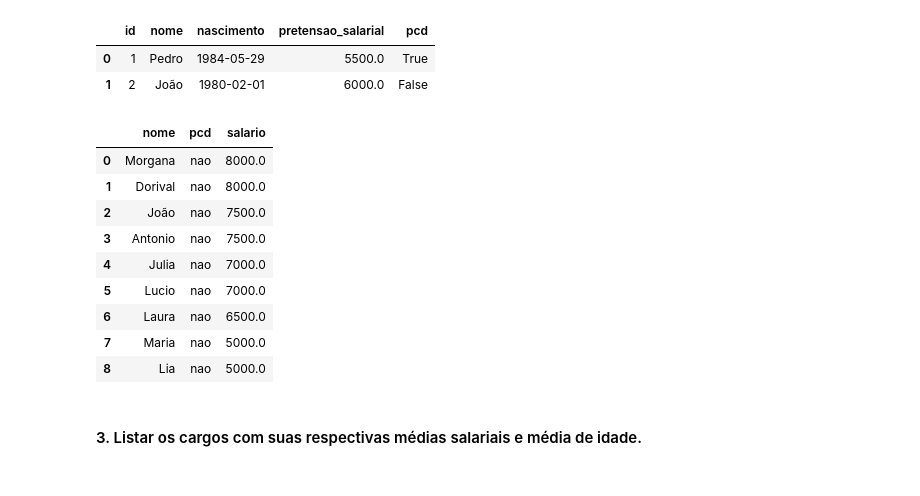
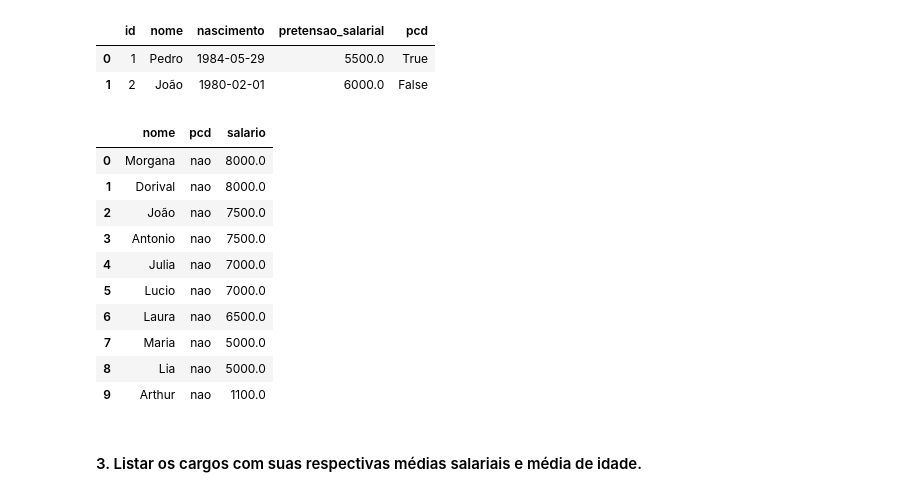
Before and after one commit to GregoryLavor/analise-lotacao, a Jupyter notebook: Analise_Lotacao.ipynb, the cells around one changed output. Drawn from its saved outputs; the diff is of its cells as text; code cells hidden in the pictures.

```diff
--- a/Analise_Lotacao.ipynb
+++ b/Analise_Lotacao.ipynb
@@ -84,27 +84,28 @@ Tabela Funcionário
 # %%
 query = """
 select
 cf.nome,
 case when cf.pcd = 0 then 'nao' else 'sim' end as pcd,
 lt.salario
 from tb_lotacao as lt
 inner join tb_funcionario as cf on cf.id = lt.id_funcionario
-where cf.pcd = False and lt.salario > 4000
+where cf.pcd = false
 order by salario desc
 """
 
 ps.sqldf(query, locals())
 # %% [output]
 |  | nome | pcd | salario |
 | 0 | Morgana | nao | 8000.0 |
 | 1 | Dorival | nao | 8000.0 |
 | 2 | João | nao | 7500.0 |
 | 3 | Antonio | nao | 7500.0 |
 | 4 | Julia | nao | 7000.0 |
 | 5 | Lucio | nao | 7000.0 |
 | 6 | Laura | nao | 6500.0 |
 | 7 | Maria | nao | 5000.0 |
 | 8 | Lia | nao | 5000.0 |
+| 9 | Arthur | nao | 1100.0 |
 # %% [markdown]
 #### 3. Listar os cargos com suas respectivas médias salariais e média de idade.
 # %%
```
Also changed, not shown: parts of 1 cell of this notebook.
